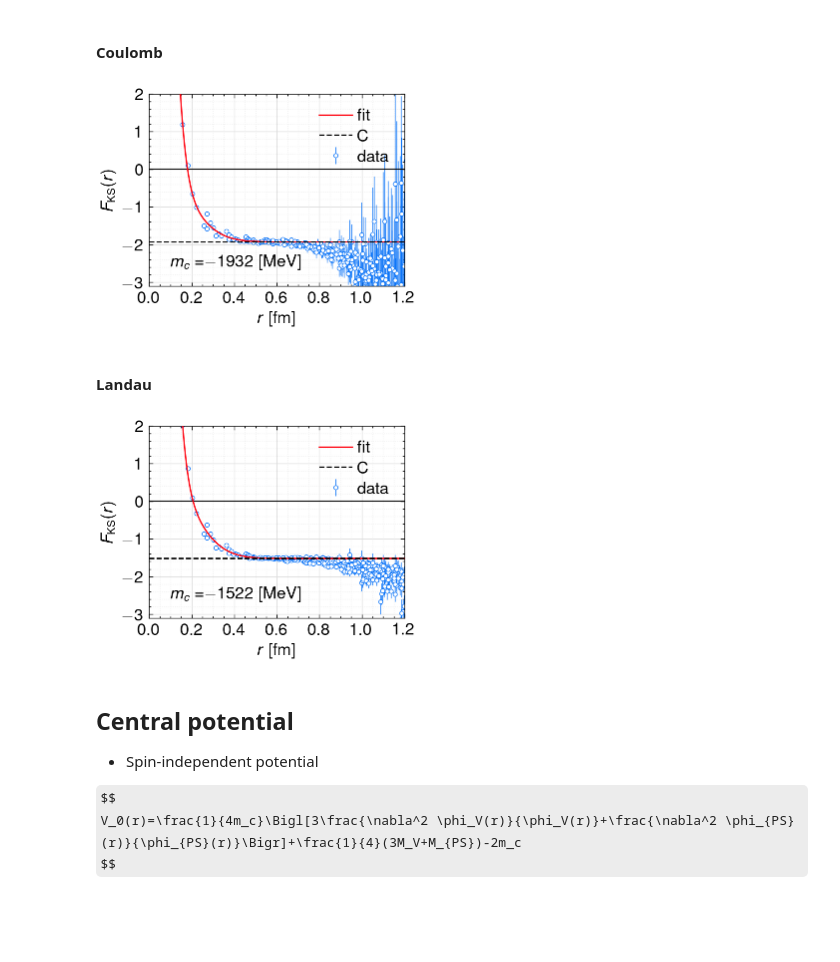
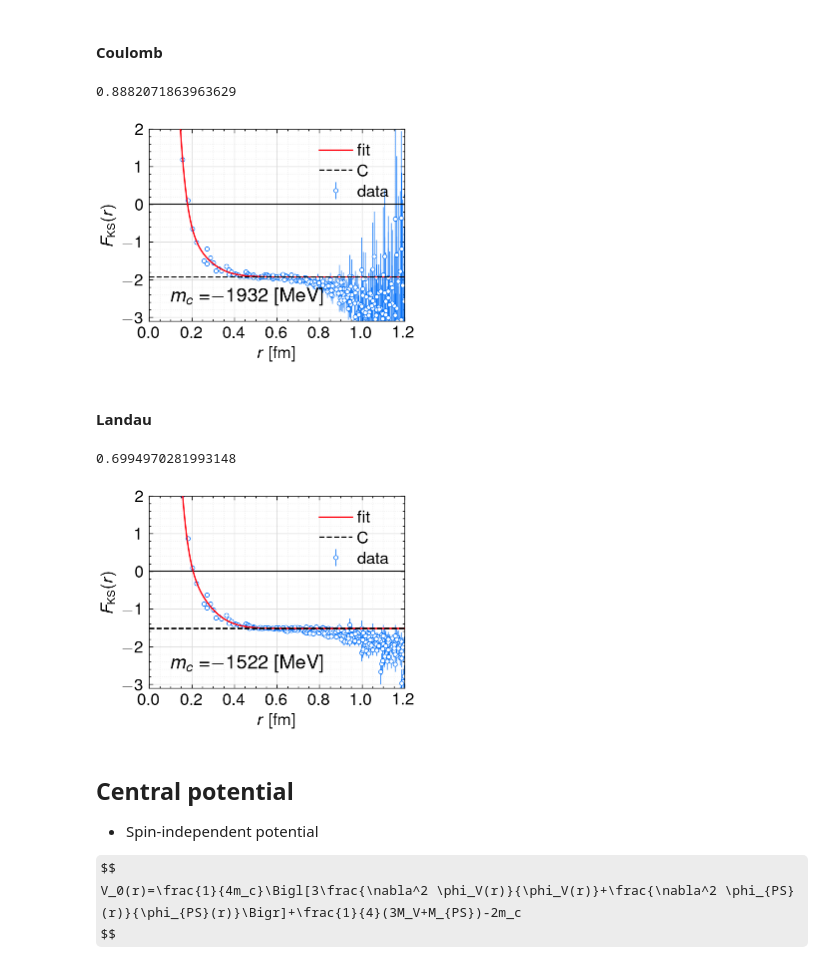
Before and after one commit to tinikov/lqcd, a Jupyter notebook: ccbar:analysis/4pt-analysis.ipynb, the cells around one changed output. Cells and saved outputs as stored; diff of their text form; code cells hidden in the pictures; some formulas as TeX source; blank space fills up the shorter version.

```diff
--- a/ccbar:analysis/4pt-analysis.ipynb
+++ b/ccbar:analysis/4pt-analysis.ipynb
@@ -779,34 +777,38 @@ ax.plot(
     linewidth=0.8,
     color="black",
 )
 
 ax.grid(which="major", color="#DDDDDD", linewidth=0.5)
 ax.grid(which="minor", color="#EEEEEE", linestyle=":", linewidth=0.5)
 
 ax.legend(**legend_style)
 
 ax.set_xlabel(r"$r\ [{\rm fm}]$")
 ax.set_xlim(0, 1.2)
 ax.xaxis.set_major_locator(ticker.MultipleLocator(0.2))
 
 ax.set_ylabel(r"$F_{\rm KS}(r)$")
 ax.set_ylim(-3.1, 2)
 ax.yaxis.set_major_locator(ticker.MultipleLocator(1))
 
 ax.text(
     0.1,
     -2.6,
     r"$m_c =$"
     + r"${}$".format(round(m.values["C"] * a_invrs * 1000))
     + r"$\ [{\rm MeV}]$",
 )
 
+mc_coulomb = -m.values["C"]
+print(mc_coulomb)
+
 plt.plot()
 plt.show()
 fig.savefig(f"{fksfig_root}/{gauge[igauge]}/fks-{t}(ti).eps", dpi=600)
 plt.close()
 # %% [output]
+0.8882071863963629
-[figure, old version]
+[figure, new version]
 # %% [markdown]
 #### Landau
 # %%
@@ -911,12 +913,16 @@ ax.text(
     + r"$\ [{\rm MeV}]$",
 )
 
+mc_landau = -m.values["C"]
+print(mc_landau)
+
 plt.plot()
 plt.show()
 fig.savefig(f"{fksfig_root}/{gauge[igauge]}/fks-{t}(ti).eps", dpi=600)
 plt.close()
 # %% [output]
+0.6994970281993148
-[figure, old version]
+[figure, new version]
 # %% [markdown]
 ## Central potential
 
```
Also changed, not shown: parts of 13 cells of this notebook, 1 other file.
